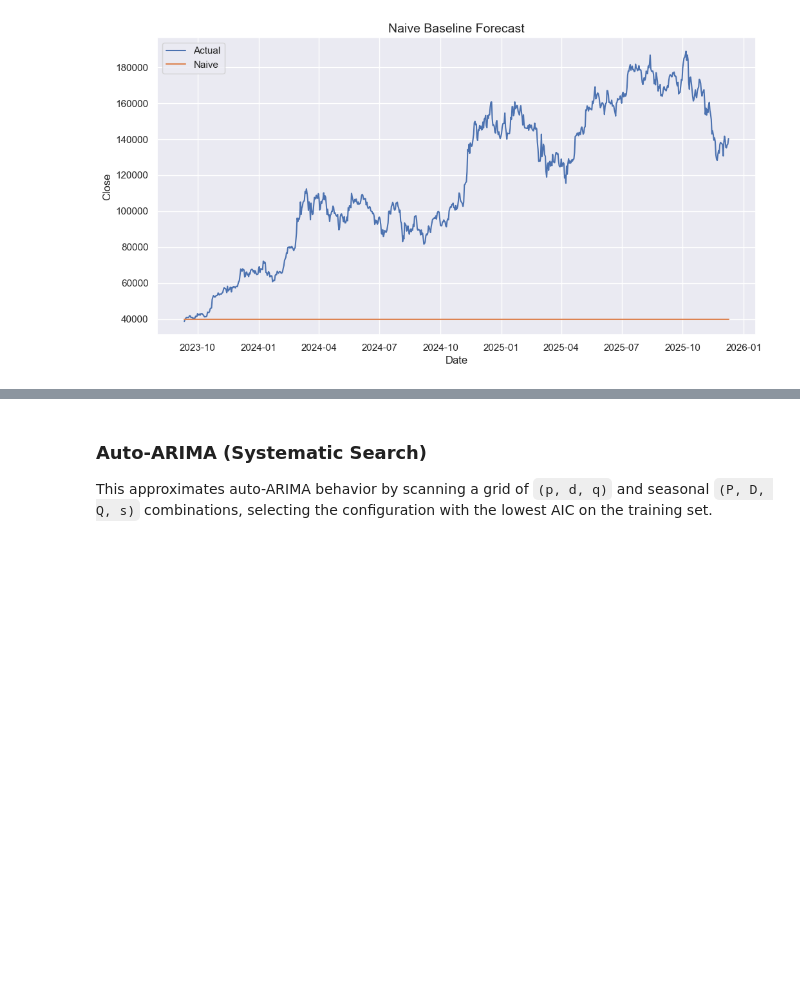
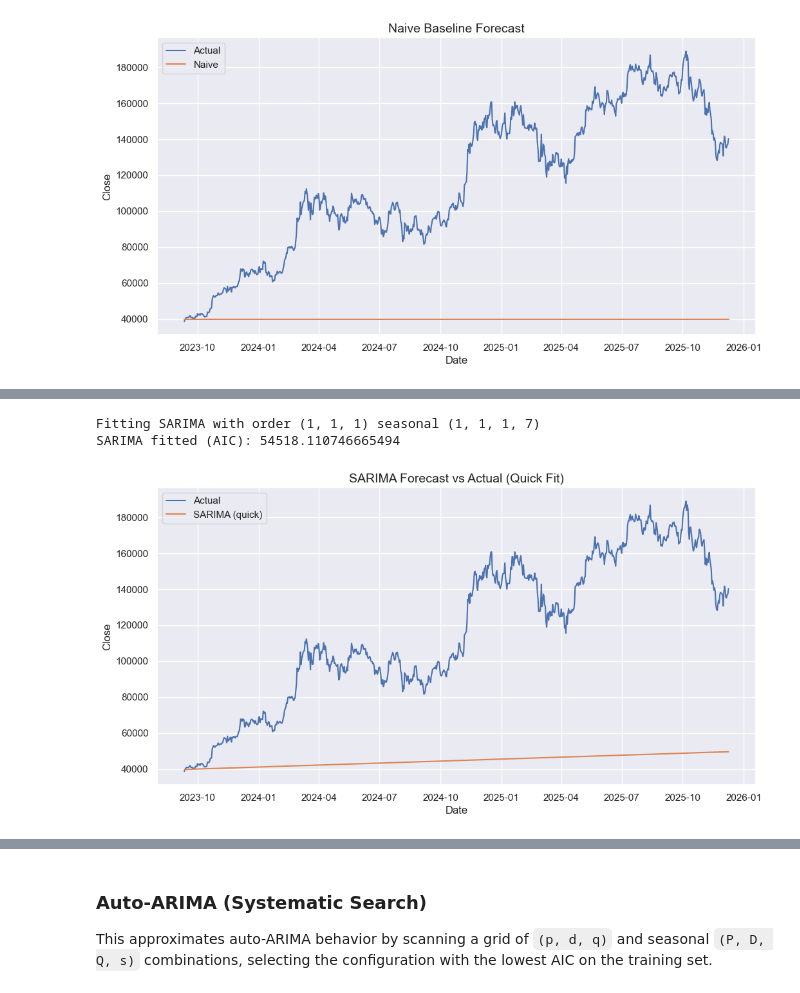
Before and after one commit to IamHammadDevX/Bitcoin-TimeSeries-Forecasting, a Jupyter notebook: TimeSeries_Forecasting_BitCoin.ipynb, the cells around one changed output, grey strips where cells are left out. Saved outputs shown, nothing was run; the diff lists cells and outputs as text; code cells hidden in the pictures; blank space fills up the shorter version.

```diff
--- a/TimeSeries_Forecasting_BitCoin.ipynb
+++ b/TimeSeries_Forecasting_BitCoin.ipynb
@@ -929,0 +944,31 @@ plt.show()
+# %%
+# Quick SARIMA fit using a single, simple seasonal configuration (fast & stable)
+# We use the detected period and a modest seasonal ARIMA (P,D,Q) = (1,1,1)
+try:
+    sar_order = (1, sel_d if 'sel_d' in globals() else 1, 1)
+    seasonal = (1, 1, 1, period)
+    print('Fitting SARIMA with order', sar_order, 'seasonal', seasonal)
+    m2 = SARIMAX(y_train, order=sar_order, seasonal_order=seasonal, enforce_stationarity=False, enforce_invertibility=False)
+    r2 = m2.fit(disp=False, maxiter=100, method='lbfgs')
+    best_sarima = r2
+    best_sar_order = sar_order
+    best_seasonal_order = seasonal
+    sarima_fc = r2.forecast(steps=len(y_test))
+    print('SARIMA fitted (AIC):', r2.aic)
+except Exception as e:
+    print('SARIMA quick fit failed:', e)
+    best_sarima = None
+    sarima_fc = pd.Series(index=y_test.index)
+
+plt.figure()
+plt.plot(y_test.index, y_test, label='Actual')
+plt.plot(y_test.index, sarima_fc, label='SARIMA (quick)')
+plt.title('SARIMA Forecast vs Actual (Quick Fit)')
+plt.xlabel('Date')
+plt.ylabel('Close')
+plt.legend()
+plt.show()
+# %% [output]
+Fitting SARIMA with order (1, 1, 1) seasonal (1, 1, 1, 7)
+SARIMA fitted (AIC): 54518.110746665494
+[figure, added]
```
Also changed, not shown: parts of 13 cells of this notebook.
